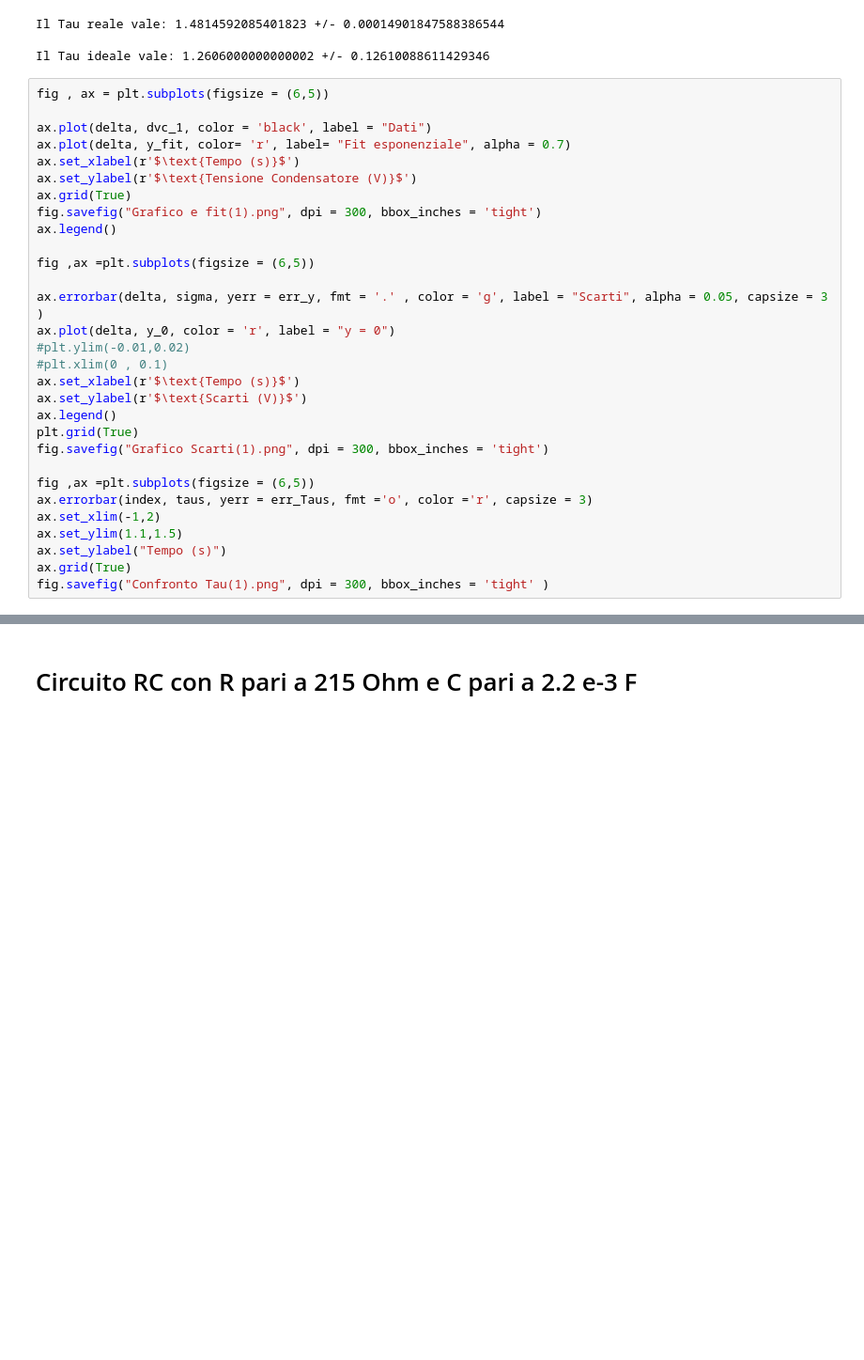
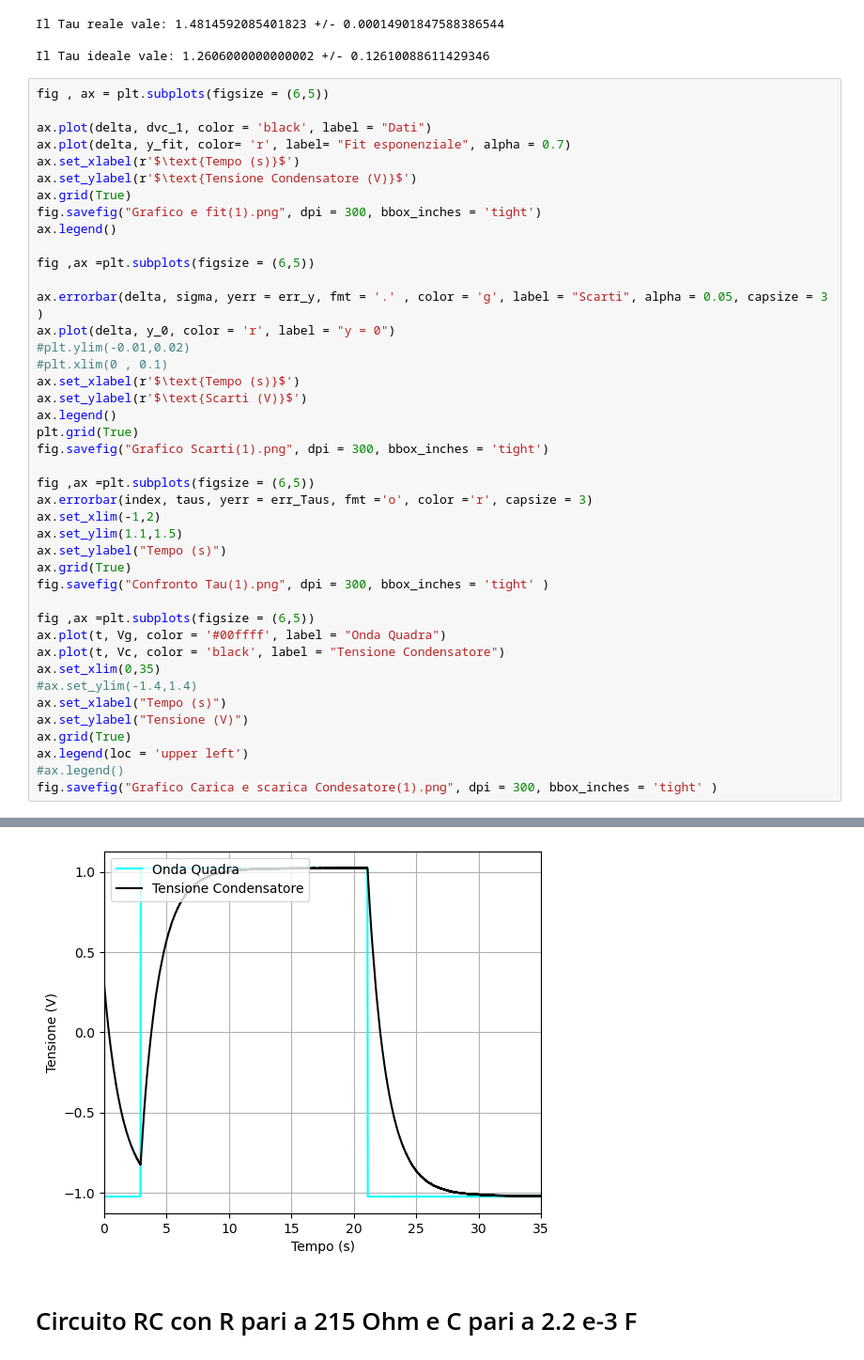
Before and after one commit to Shyan01/Lab-Fisica-2, a Jupyter notebook: Esperienza RC/Circuito_RC.ipynb, the cells around one changed output, grey strips where cells are left out. Shown at 94% size. Saved outputs shown, nothing was run; the diff lists cells and outputs as text; blank space fills up the shorter version.

```diff
--- a/Esperienza RC/Circuito_RC.ipynb
+++ b/Esperienza RC/Circuito_RC.ipynb
@@ -153,33 +153,46 @@ ax.plot(delta, dvc_1, color = 'black', label = "Dati")
 ax.plot(delta, y_fit, color= 'r', label= "Fit esponenziale", alpha = 0.7)
 ax.set_xlabel(r'$\text{Tempo (s)}$')
 ax.set_ylabel(r'$\text{Tensione Condensatore (V)}$')
 ax.grid(True)
 fig.savefig("Grafico e fit(1).png", dpi = 300, bbox_inches = 'tight')
 ax.legend()
 
 fig ,ax =plt.subplots(figsize = (6,5))
 
 ax.errorbar(delta, sigma, yerr = err_y, fmt = '.' , color = 'g', label = "Scarti", alpha = 0.05, capsize = 3 )
 ax.plot(delta, y_0, color = 'r', label = "y = 0")
 #plt.ylim(-0.01,0.02)
 #plt.xlim(0 , 0.1)
 ax.set_xlabel(r'$\text{Tempo (s)}$')
 ax.set_ylabel(r'$\text{Scarti (V)}$')
 ax.legend()
 plt.grid(True)
 fig.savefig("Grafico Scarti(1).png", dpi = 300, bbox_inches = 'tight')
 
 fig ,ax =plt.subplots(figsize = (6,5))
 ax.errorbar(index, taus, yerr = err_Taus, fmt ='o', color ='r', capsize = 3)
 ax.set_xlim(-1,2)
 ax.set_ylim(1.1,1.5)
 ax.set_ylabel("Tempo (s)")
 ax.grid(True)
 fig.savefig("Confronto Tau(1).png", dpi = 300, bbox_inches = 'tight' )
+
+fig ,ax =plt.subplots(figsize = (6,5))
+ax.plot(t, Vg, color = '#00ffff', label = "Onda Quadra")
+ax.plot(t, Vc, color = 'black', label = "Tensione Condensatore")
+ax.set_xlim(0,35)
+#ax.set_ylim(-1.4,1.4)
+ax.set_xlabel("Tempo (s)")
+ax.set_ylabel("Tensione (V)")
+ax.grid(True)
+ax.legend(loc = 'upper left')
+#ax.legend()
+fig.savefig("Grafico Carica e scarica Condesatore(1).png", dpi = 300, bbox_inches = 'tight' )
 # %% [output]
 [figure]
 [figure]
 [figure]
+[figure, added]
 # %% [markdown]
 # Circuito RC con R pari a 215 Ohm e C pari a 2.2 e-3 F
 # %%
```
Also changed, not shown: parts of 5 cells of this notebook, 39 other files.
